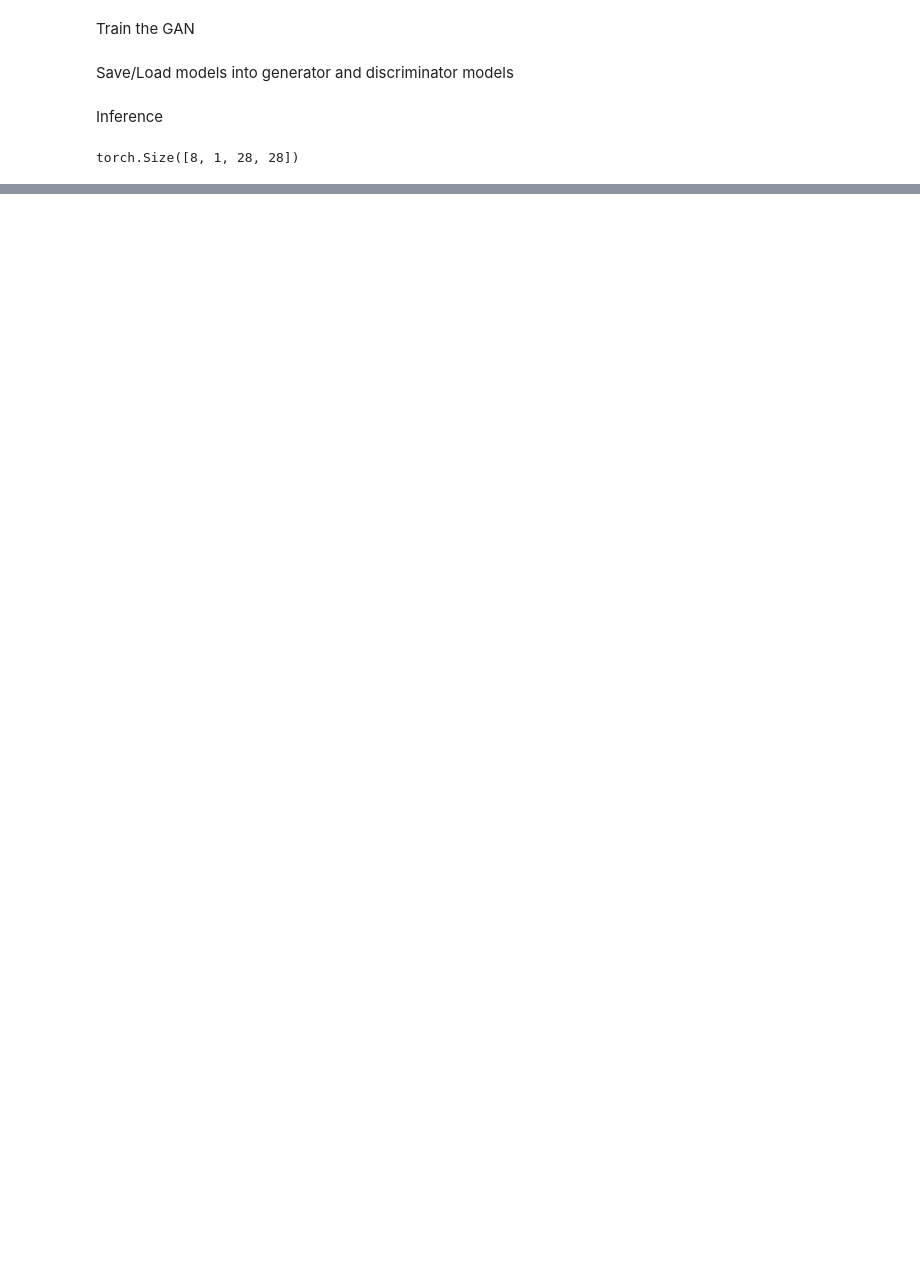
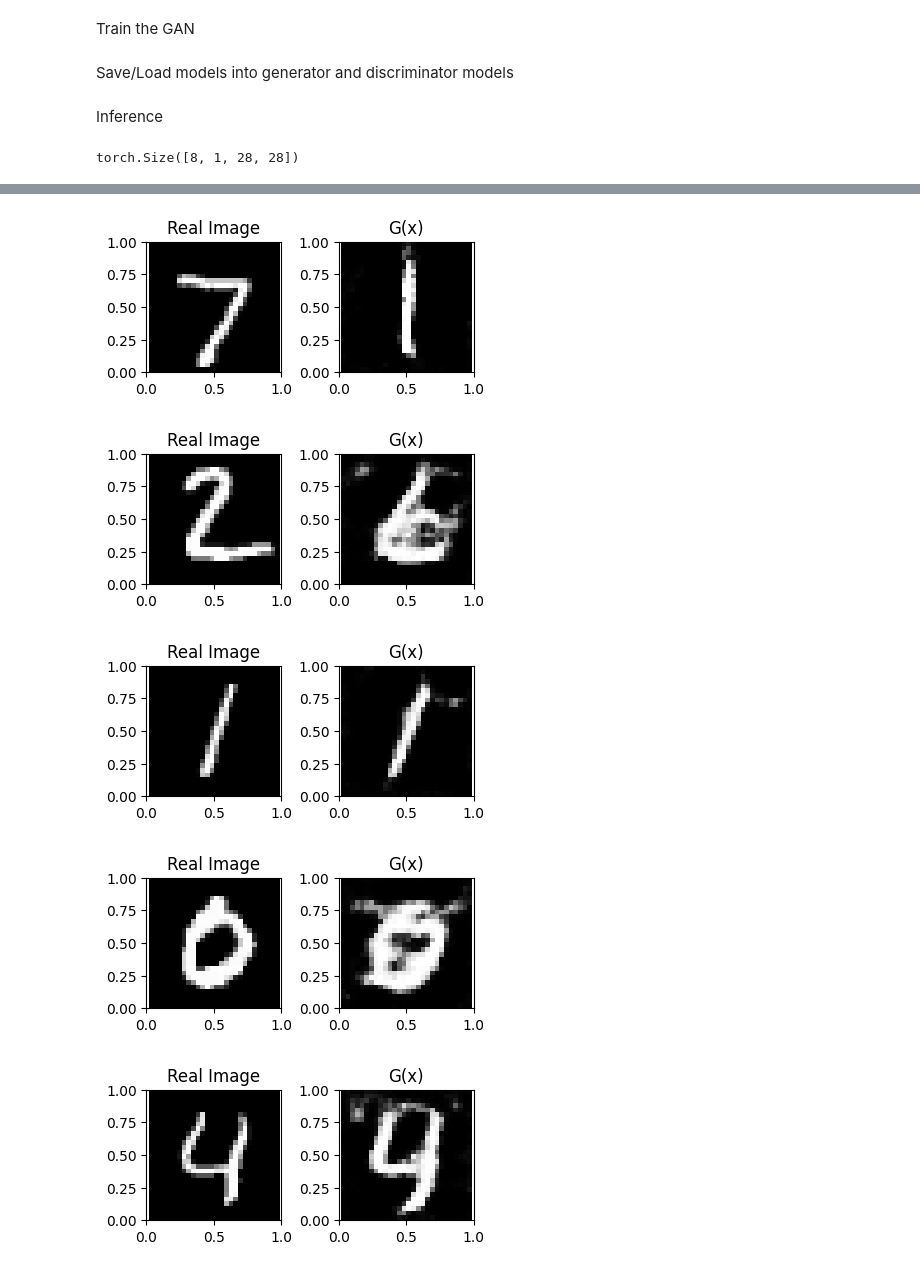
Before and after one commit to yashar-ne/AD-with-GANs, a Jupyter notebook: src/ad-with-gan-inference.ipynb, the cells around one changed output, grey strips where cells are left out. Saved outputs shown, nothing was run; the diff lists cells and outputs as text; code cells hidden in the pictures; blank space fills up the shorter version.

```diff
--- a/src/ad-with-gan-inference.ipynb
+++ b/src/ad-with-gan-inference.ipynb
@@ -295,28 +295,45 @@ test_data_mnist.size()
 # %% [output]
 torch.Size([8, 1, 28, 28])
 # %%
+z = torch.randn(8, size_z, 1, 1, device=device, requires_grad=True)
+
 def run_inference():
-    z = torch.randn(8, size_z, 1, 1, device=device)
     z_optimizer = torch.optim.Adam([z],lr=1e-4)
 
-    for i in range(5000):
+    for i in range(10000):
         gen_fake = generator(z.to(device))
-        loss = get_anomaly_score(Variable(test_data_mnist).to(device),gen_fake)
+        loss = get_anomaly_score(Variable(test_images).to(device), gen_fake)
         loss.backward()
         z_optimizer.step()
         if i%1000==0:
-            print(loss.cpu().data)
+            print(loss.data.item())
 
+def test_inference():
+    gen_fake = generator(z.to(device))
     for idx in range(test_size):
-        target = test_data_mnist[idx,0,:,:].numpy()
-        plt.imshow(target,cmap="gray")
+        target = test_images[idx, 0, :, :].numpy()
+        img = gen_fake.cpu().data[idx,0,:,:].numpy()
+
+        NUM_ROWS = 1
+        IMGs_IN_ROW = 2
+        f, ax = plt.subplots(NUM_ROWS, IMGs_IN_ROW, figsize=(4,2))
+
+        f.add_subplot(NUM_ROWS, IMGs_IN_ROW, 1)
+        plt.imshow(target, cmap="gray")
+        plt.axis('off')
+        plt.title("Real Image")
+
+        f.add_subplot(NUM_ROWS, IMGs_IN_ROW, 2)
+        plt.imshow(img, cmap="gray")
+        plt.axis('off')
+        plt.title("G(x)")
+
+        # f.add_subplot(NUM_ROWS, IMGs_IN_ROW, 3)
+        # plt.imshow(img, cmap="gray")
+        # plt.axis('off')
+        # plt.title("|x - G(x)|")
+
+        plt.tight_layout()
         plt.show()
-        print("real data")
-
-        img=gen_fake.cpu().data[idx,0,:,:].numpy()
-        plt.imshow(img,cmap='gray')
-        plt.show()
-        print("generated data")
-        print("\n------------------------------------\n")
 # %%
 train_gan(save=True)
@@ -368,0 +360,8 @@ real data
+# %%
+test_inference()
+# %% [output]
+[figure, added]
+[figure, added]
+[figure, added]
+[figure, added]
+[figure, added]
```
Also changed, not shown: parts of 6 cells of this notebook.
